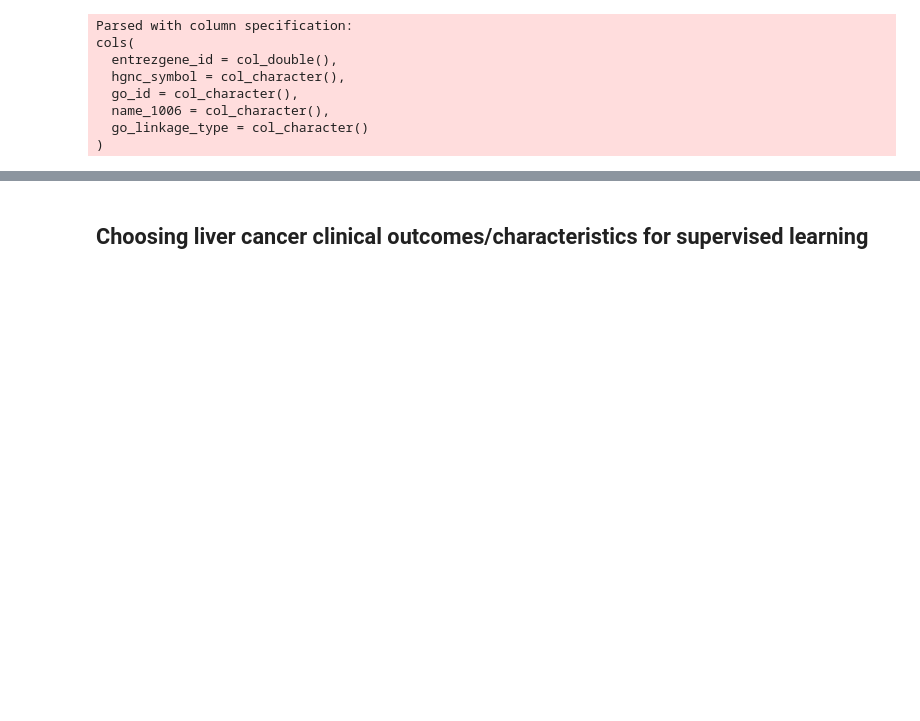
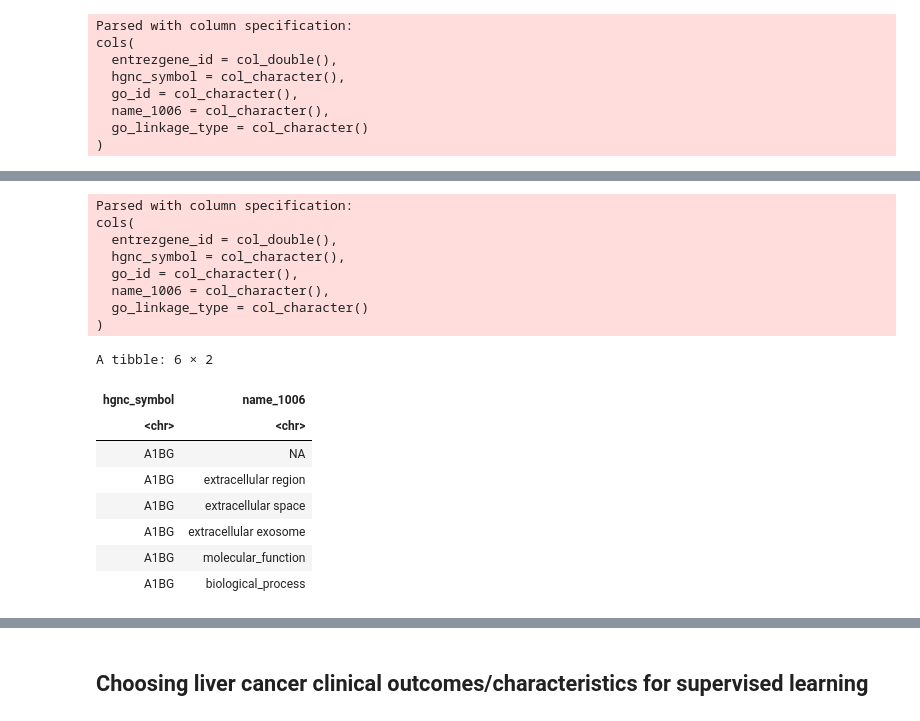
Before and after one commit to sohilsshah91/hacknights, a Jupyter notebook: EDA_TCGA_Liver_Cancer_ngiangre.ipynb, the cells around one changed output, grey strips where cells are left out. Cells and saved outputs as stored; diff of their text form; code cells hidden in the pictures; blank space fills up the shorter version.

```diff
--- a/EDA_TCGA_Liver_Cancer_ngiangre.ipynb
+++ b/EDA_TCGA_Liver_Cancer_ngiangre.ipynb
@@ -467,0 +500,27 @@ df_genes %>% select(A1BG) %>% unlist  %>% unname %>% hist()
+# %%
+go_map <- read_csv('data/gene_ontology_mappings.csv') %>%
+filter(hgnc_symbol %in% colnames(df_genes)) %>%
+select(hgnc_symbol,name_1006) %>%
+distinct()
+
+go_map %>% head()
+
+pathway_table <- table(go_map$name_1006)
+# %% [output]
+Parsed with column specification:
+cols(
+  entrezgene_id = col_double(),
+  hgnc_symbol = col_character(),
+  go_id = col_character(),
+  name_1006 = col_character(),
+  go_linkage_type = col_character()
+)
+A tibble: 6 × 2
+| hgnc_symbol | name_1006 |
+| <chr> | <chr> |
+| A1BG | NA |
+| A1BG | extracellular region |
+| A1BG | extracellular space |
+| A1BG | extracellular exosome |
+| A1BG | molecular_function |
+| A1BG | biological_process |
```
Also changed, not shown: parts of 12 cells of this notebook.
